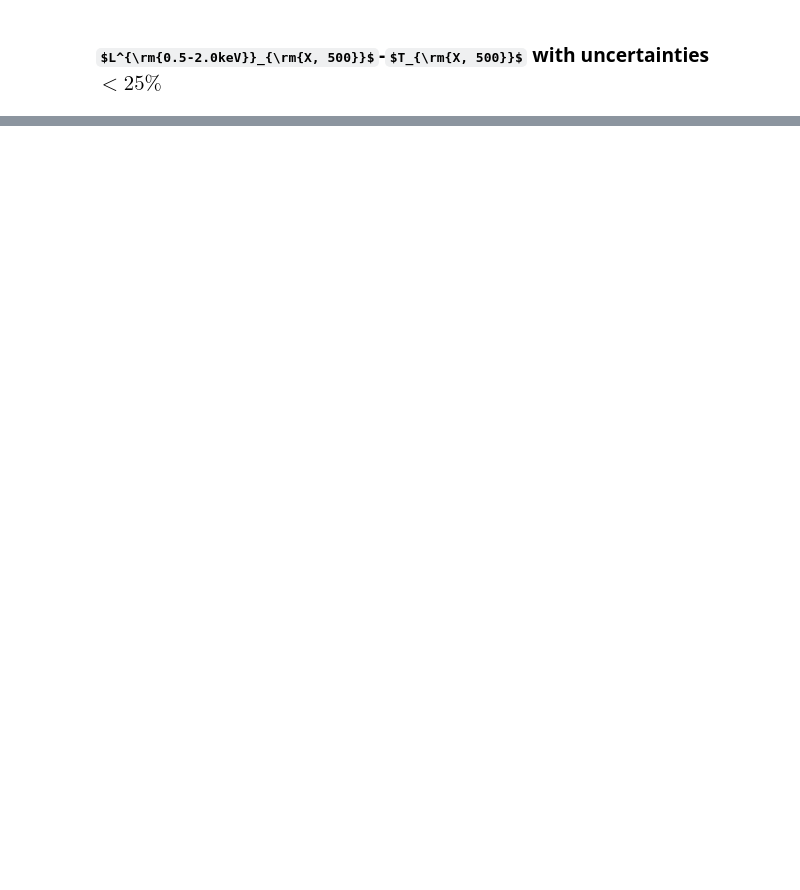
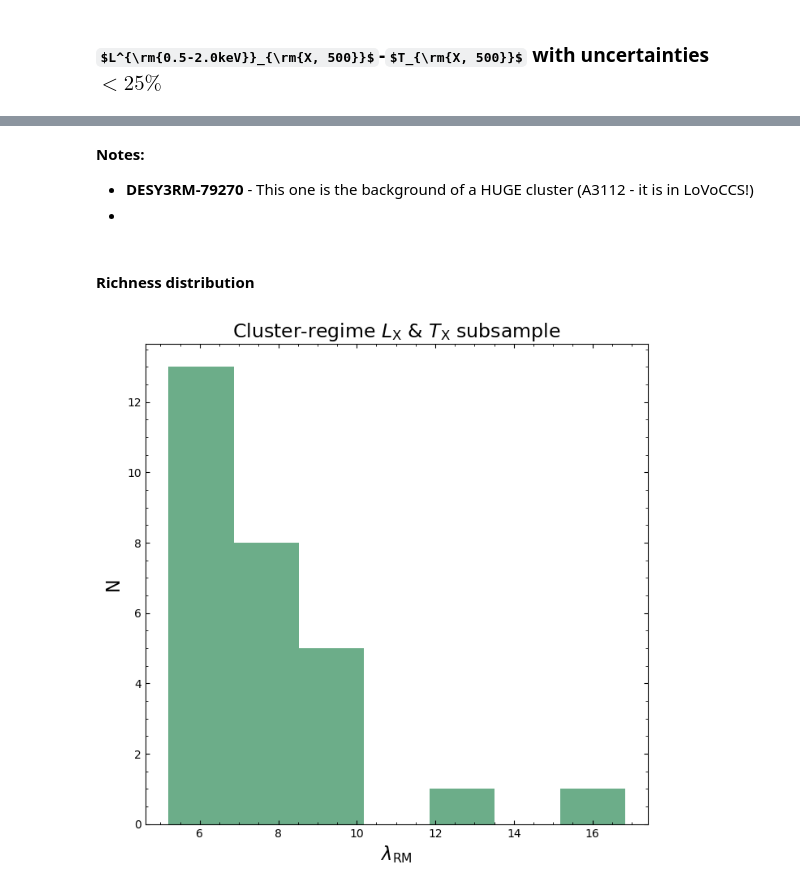
Before and after one commit to DavidT3/DESY3-XMM-Groups, a Jupyter notebook: notebooks/results_analyses/DESY3RM-XMM-groups_Lx-Tx.ipynb, the cells around one changed output, grey strips where cells are left out. Saved outputs shown, nothing was run; the diff lists cells and outputs as text; code cells hidden in the pictures; some formulas as TeX source; blank space fills up the shorter version.

```diff
--- a/notebooks/results_analyses/DESY3RM-XMM-groups_Lx-Tx.ipynb
+++ b/notebooks/results_analyses/DESY3RM-XMM-groups_Lx-Tx.ipynb
@@ -239,0 +304,5 @@ desy3rm_groups_txerr25_lxerr25[desy3rm_groups_txerr25_lxerr25['Tx_500']<0.4]
+# %%
+desy3rm_groups_txerr25_lxerr25_clreg = desy3rm_groups_txerr25_lxerr25[cl_reg_msk]
+desy3rm_groups_txerr25_lxerr25_clreg[['name']].to_csv(subsamp_res_out_path + 'desy3rm_groups_txerr25_lxerr25_cluster-regime-LxTx.csv',
+                                                      index=False)
+desy3rm_groups_txerr25_lxerr25_clreg
@@ -239,0 +327,20 @@ desy3rm_groups_txerr25_lxerr25[desy3rm_groups_txerr25_lxerr25['Tx_500']<0.4]
+# %% [markdown]
+**Notes:**
+- **DESY3RM-79270** - This one is the background of a HUGE cluster (A3112 - it is in LoVoCCS!)
+-
+# %% [markdown]
+#### Richness distribution
+# %%
+plt.figure(figsize=(7, 7))
+plt.minorticks_on()
+plt.tick_params(which='both', direction='in', top=True, right=True)
+
+plt.hist(desy3rm_groups_txerr25_lxerr25_clreg['LAMBDA_CHISQ'], bins='auto', color='seagreen', alpha=0.7)
+
+plt.ylabel('N', fontsize=16)
+plt.xlabel(r'$\lambda_{\rm{RM}}$', fontsize=16)
+plt.title(r'Cluster-regime $L_{\rm{X}}$ & $T_{\rm{X}}$ subsample', fontsize=17)
+plt.tight_layout()
+plt.show()
+# %% [output]
+[figure, added]
```
Also changed, not shown: parts of 14 cells of this notebook, 4 other files.
